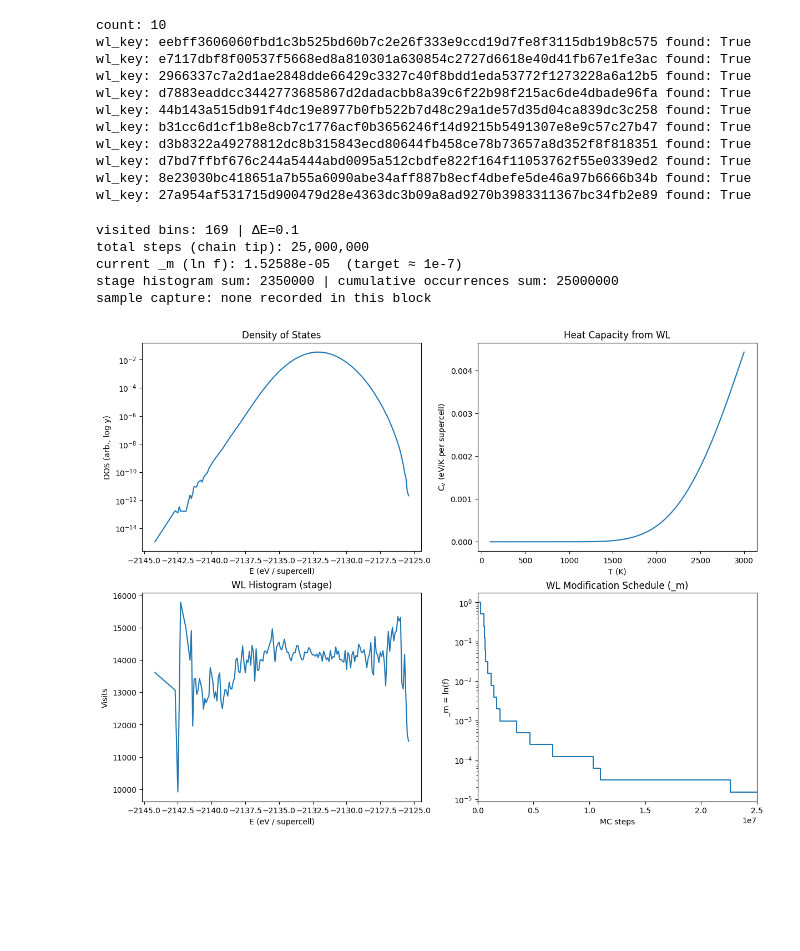
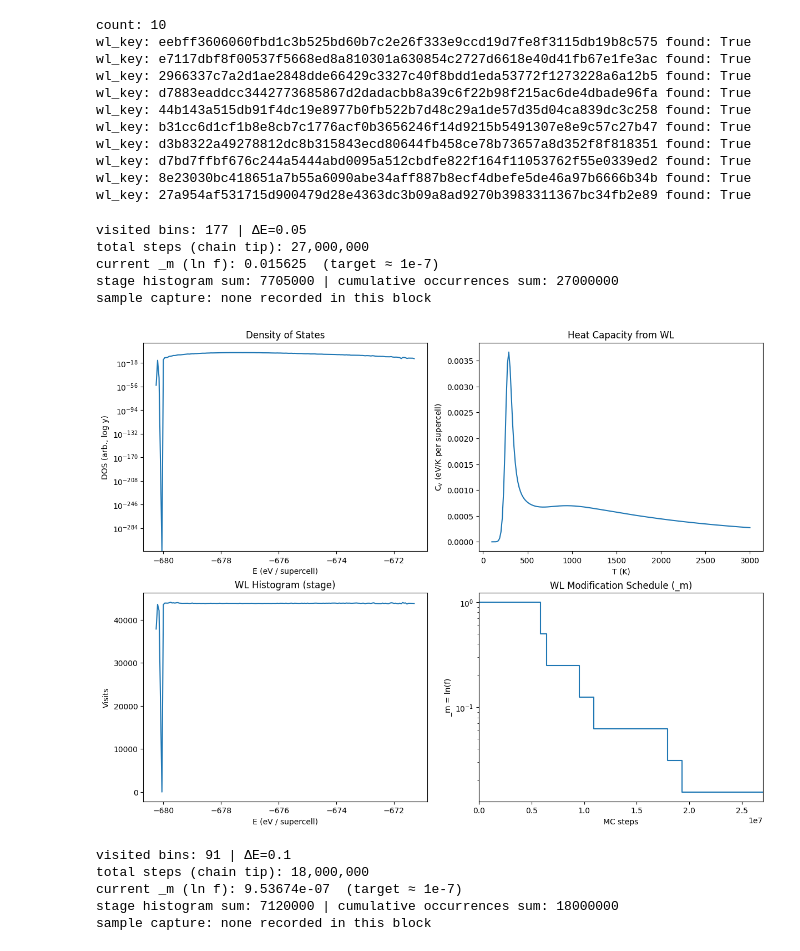
Before and after one commit to ColinBundschu/phase-edge, a Jupyter notebook: testing/visualize_wl.ipynb, the cells around one changed output. Cells and saved outputs as stored; diff of their text form; code cells hidden in the pictures; blank space fills up the shorter version.

```diff
--- a/testing/visualize_wl.ipynb
+++ b/testing/visualize_wl.ipynb
@@ -242,37 +242,43 @@ def analyze_wl_chain(wl_key: str) -> None:
     ax = axs[1, 0]
     y_visits = hist if hist.sum() > 0 else occ_all
     label = "Histogram (stage)" if y_visits is hist else "Occurrences (cumulative)"
     if y_visits.size:
         ax.plot(E, y_visits)
     ax.set_xlabel("E (eV / supercell)")
     ax.set_ylabel("Visits")
     ax.set_title(f"WL {label}")
 
     ax = axs[1, 1]
     right_x = max(int(steps_total), int(steps_m[-1]) if steps_m.size else 0)
     steps_m_ext, m_vals_ext = _extend_stair_to(steps_m, m_vals, right_x)
     ax.step(steps_m_ext, m_vals_ext, where="post")
     ax.set_xlim(0, right_x)
     ax.set_xlabel("MC steps")
     ax.set_ylabel("_m = ln(f)")
     ax.set_yscale('log')
     ax.set_title("WL Modification Schedule (_m)")
 
     plt.show()
 
 
 # ----------------------------- run ----------------------------------------
 
 # Replace with your WL key:
 # analyze_wl_chain("") # MgFeO2 3x3x3 refined 50:50
 # analyze_wl_chain("") # MgAl2O4 2x2x2 refined
-# analyze_wl_chain("4f43349d82a2462e1af28a44f11430df3cf0bfcb01509eadba060c5dfc69edf2") # MgGa2O4 2x2x2 refined
+analyze_wl_chain("fe60e1c39376683da40f6e243d40a51d0aa31c3aa0e29073d483d90a92837504") # MgGa2O4 2x2x2 VASP unrefined
+analyze_wl_chain("1311a94f5d64fbbb02e984e8487d739da17c68acdd46b4cf7ef6d7021f2b4e7e") # MgGa2O4 2x2x2 VASP unrefined
 # analyze_wl_chain("80d8c390132405b8ba7a1bb775c35a50ef1fe4acbafd10c247fe3e20a643638c") # ZnAl2O4 2x2x2 refined
-analyze_wl_chain("453865df7deffca7d2e6dc2246e8a2fa08683264868486e50a6fd7f03fa1db15") # Sr2TaAlO6 3x3x3 unrefined
+# analyze_wl_chain("453865df7deffca7d2e6dc2246e8a2fa08683264868486e50a6fd7f03fa1db15") # Sr2TaAlO6 3x3x3 unrefined
 # %% [output]
-visited bins: 169 | ΔE=0.1
-total steps (chain tip): 25,000,000
-current _m (ln f): 1.52588e-05  (target ≈ 1e-7)
-stage histogram sum: 2350000 | cumulative occurrences sum: 25000000
+visited bins: 177 | ΔE=0.05
+total steps (chain tip): 27,000,000
+current _m (ln f): 0.015625  (target ≈ 1e-7)
+stage histogram sum: 7705000 | cumulative occurrences sum: 27000000
 sample capture: none recorded in this block
-[figure, old version]
+[figure, new version]
+visited bins: 91 | ΔE=0.1
+total steps (chain tip): 18,000,000
+current _m (ln f): 9.53674e-07  (target ≈ 1e-7)
+stage histogram sum: 7120000 | cumulative occurrences sum: 18000000
+sample capture: none recorded in this block
```
Also changed, not shown: parts of 2 cells of this notebook, 17 other files.
